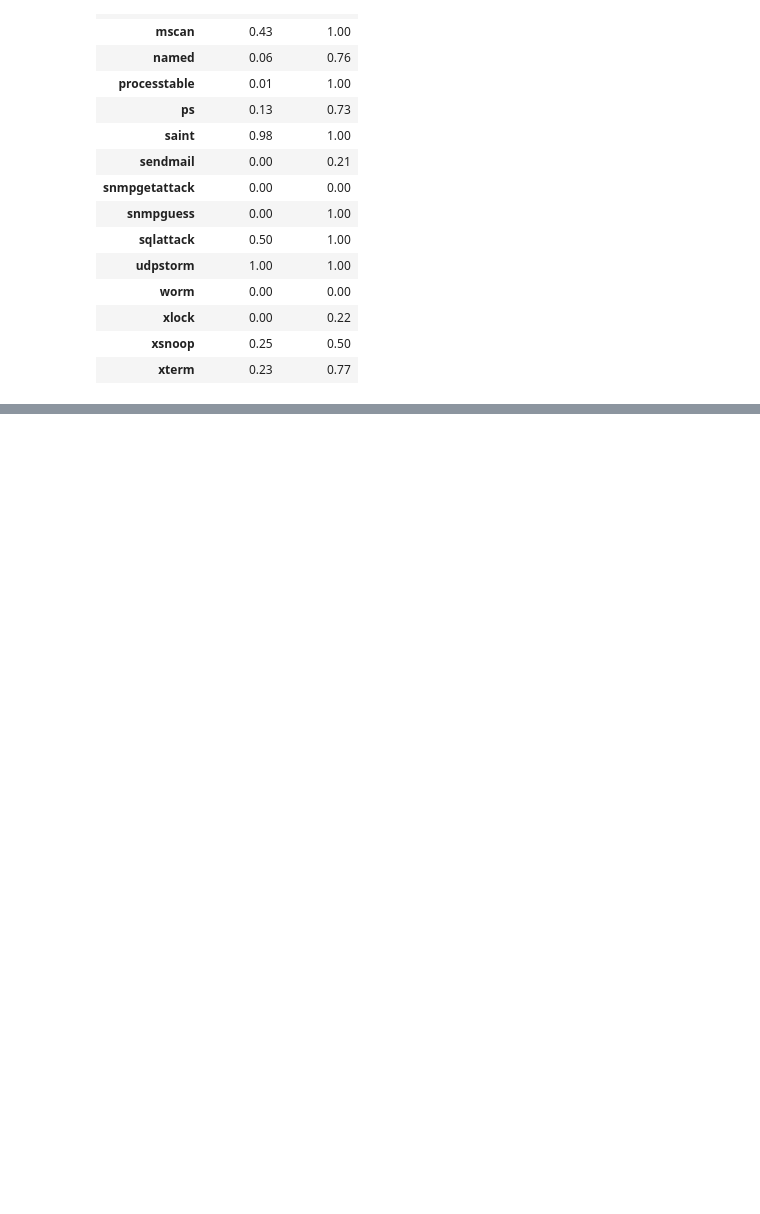
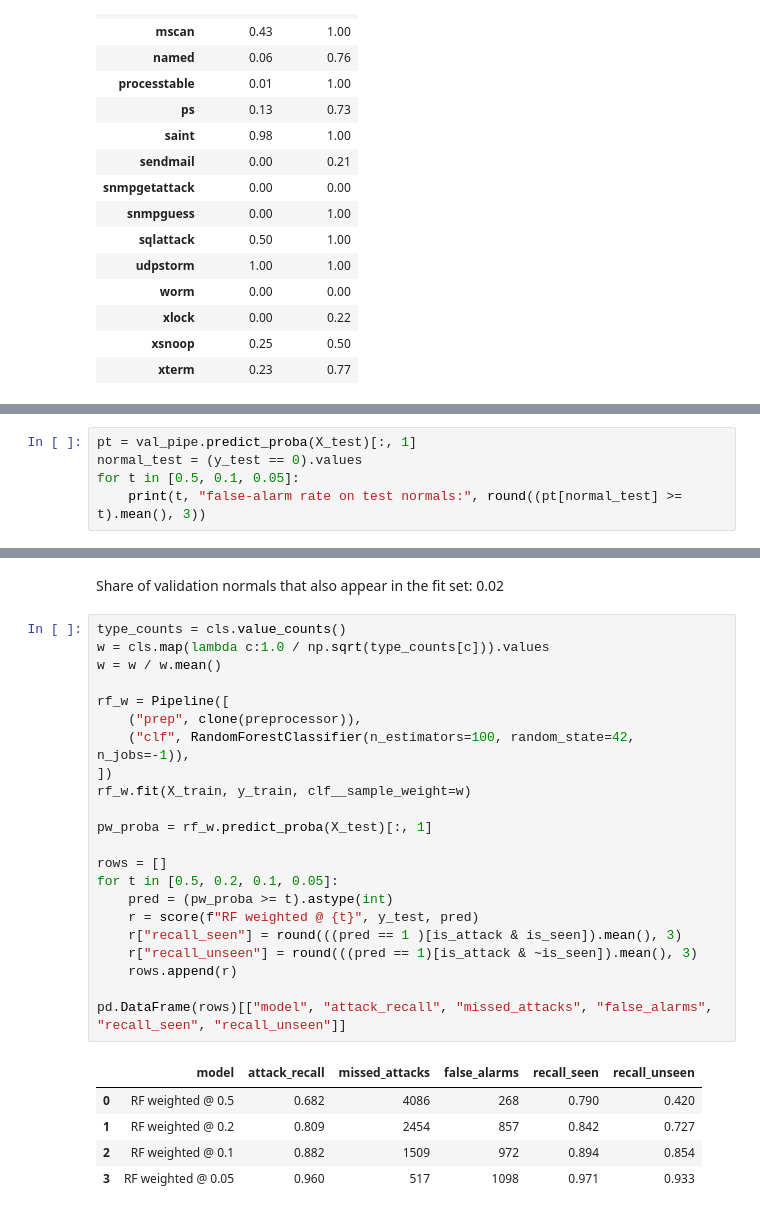
Before and after one commit to shlok3664/spiral, a Jupyter notebook: notebooks/01_baseline.ipynb, the cells around one changed output, grey strips where cells are left out. Cells and saved outputs as stored; diff of their text form; blank space fills up the shorter version.

```diff
--- a/notebooks/01_baseline.ipynb
+++ b/notebooks/01_baseline.ipynb
@@ -563,0 +627,5 @@ tp.groupby("cls")[["caught_0.5", "caught_0.1"]].agg({"mean"}).round(2)
+# %%
+pt = val_pipe.predict_proba(X_test)[:, 1]
+normal_test = (y_test == 0).values
+for t in [0.5, 0.1, 0.05]:
+    print(t, "false-alarm rate on test normals:", round((pt[normal_test] >= t).mean(), 3))
@@ -563,0 +643,30 @@ tp.groupby("cls")[["caught_0.5", "caught_0.1"]].agg({"mean"}).round(2)
+# %% [markdown]
+Share of validation normals that also appear in the fit set: 0.02
+# %%
+type_counts = cls.value_counts()
+w = cls.map(lambda c:1.0 / np.sqrt(type_counts[c])).values
+w = w / w.mean()
+
+rf_w = Pipeline([
+    ("prep", clone(preprocessor)),
+    ("clf", RandomForestClassifier(n_estimators=100, random_state=42, n_jobs=-1)),
+])
+rf_w.fit(X_train, y_train, clf__sample_weight=w)
+
+pw_proba = rf_w.predict_proba(X_test)[:, 1]
+
+rows = []
+for t in [0.5, 0.2, 0.1, 0.05]:
+    pred = (pw_proba >= t).astype(int)
+    r = score(f"RF weighted @ {t}", y_test, pred)
+    r["recall_seen"] = round(((pred == 1 )[is_attack & is_seen]).mean(), 3)
+    r["recall_unseen"] = round(((pred == 1)[is_attack & ~is_seen]).mean(), 3)
+    rows.append(r)
+
+pd.DataFrame(rows)[["model", "attack_recall", "missed_attacks", "false_alarms", "recall_seen", "recall_unseen"]]
+# %% [output]
+|  | model | attack_recall | missed_attacks | false_alarms | recall_seen | recall_unseen |
+| 0 | RF weighted @ 0.5 | 0.682 | 4086 | 268 | 0.790 | 0.420 |
+| 1 | RF weighted @ 0.2 | 0.809 | 2454 | 857 | 0.842 | 0.727 |
+| 2 | RF weighted @ 0.1 | 0.882 | 1509 | 972 | 0.894 | 0.854 |
+| 3 | RF weighted @ 0.05 | 0.960 | 517 | 1098 | 0.971 | 0.933 |
```
Also changed, not shown: parts of 13 cells of this notebook.
